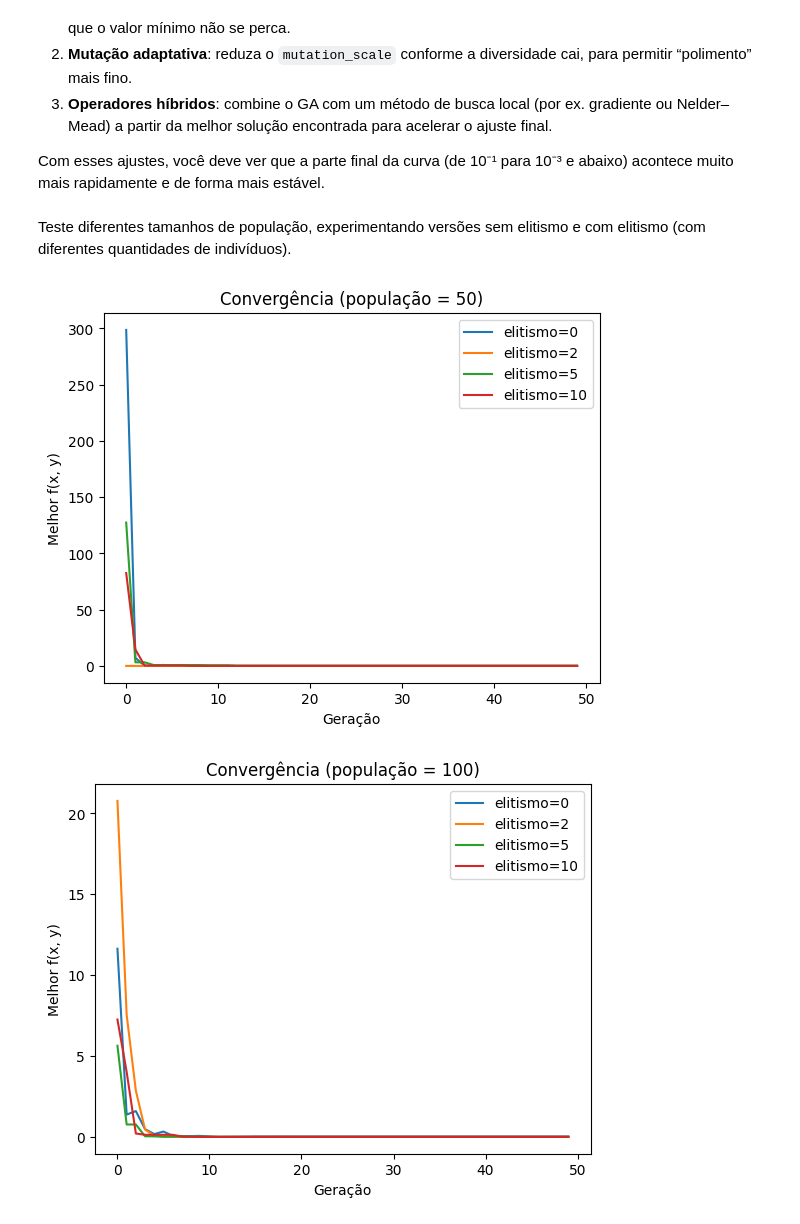
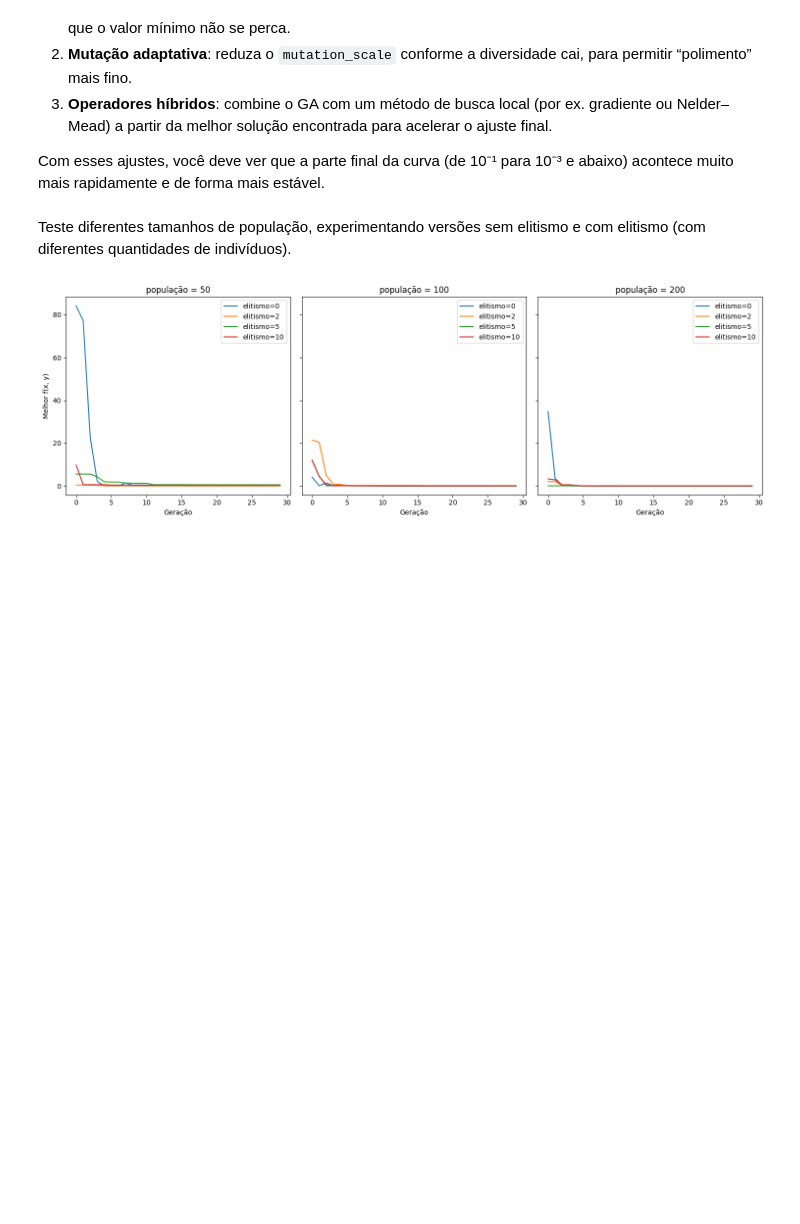
Before and after one commit to Tamicktom/algoritmos-geneticos, a Jupyter notebook: codigos/exercicio-3.ipynb, the cells around one changed output. Drawn from its saved outputs; the diff is of its cells as text; code cells hidden in the pictures; blank space fills up the shorter version.

```diff
--- a/exercicio-3.ipynb
+++ b/codigos/exercicio-3.ipynb
@@ -279,42 +280,48 @@ class GeneticAlgorithm:
             fitness = self._evaluate(pop)
             best_values.append(fitness.min())
             # preserva elite
             elite_idx = np.argsort(fitness)[:self.elite_size] if self.elite_size > 0 else []
             elites = pop[elite_idx] if self.elite_size > 0 else np.empty((0, 2))
             # gera novos filhos para o restante
             self.population = pop
             parents = self._select_parents(fitness)
             offspring = self._crossover(parents)
             offspring = self._mutate(offspring)
             pop = np.vstack((elites, offspring))[:self.pop_size]
         return {'best_values': best_values}
 
 # Configurações de experimento
 pop_sizes = [50, 100, 200]
 elite_sizes = [0, 2, 5, 10]
-generations = 50
+generations = 30
 
 results = {}
 for pop in pop_sizes:
     results[pop] = {}
     for elite in elite_sizes:
         if elite >= pop:
             continue
         ga = GeneticAlgorithm(rosen, bounds, pop_size=pop, generations=generations,
                               crossover_rate=0.9, mutation_rate=0.05, mutation_scale=0.2, elite_size=elite)
         res = ga.run()
         results[pop][elite] = res['best_values']
 
-# Plotando convergência
-for pop in pop_sizes:
-    plt.figure()
+fig, axes = plt.subplots(
+    nrows=1,
+    ncols=len(pop_sizes),
+    figsize=(15, 5),
+    sharey=True
+)
+
+for ax, pop in zip(axes, pop_sizes):
     for elite, history in results[pop].items():
-        plt.plot(range(generations), history, label=f'elitismo={elite}')
-    plt.xlabel('Geração')
-    plt.ylabel('Melhor f(x, y)')
-    plt.title(f'Convergência (população = {pop})')
-    plt.legend()
-    plt.show()
+        ax.plot(range(generations), history, label=f'elitismo={elite}')
+    ax.set_title(f'população = {pop}')
+    ax.set_xlabel('Geração')
+    ax.legend()
+
+axes[0].set_ylabel('Melhor f(x, y)')
+plt.tight_layout()
+plt.show()
 # %% [output]
-[figure, old version]
+[figure, new version]
-[figure, removed]
```
Also changed, not shown: parts of 4 cells of this notebook, 52 other files.
